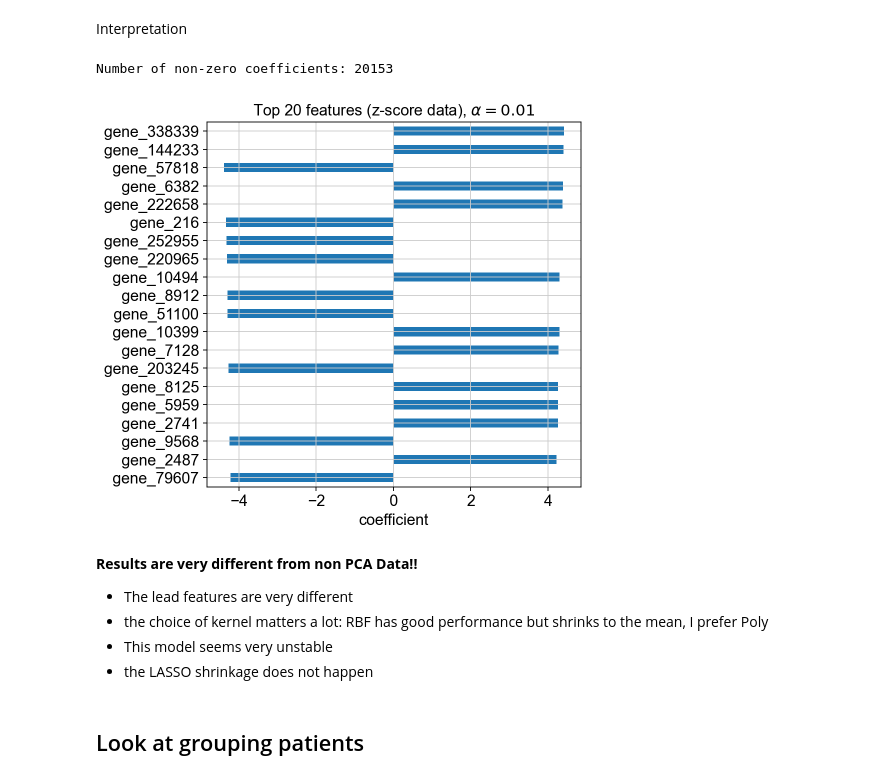
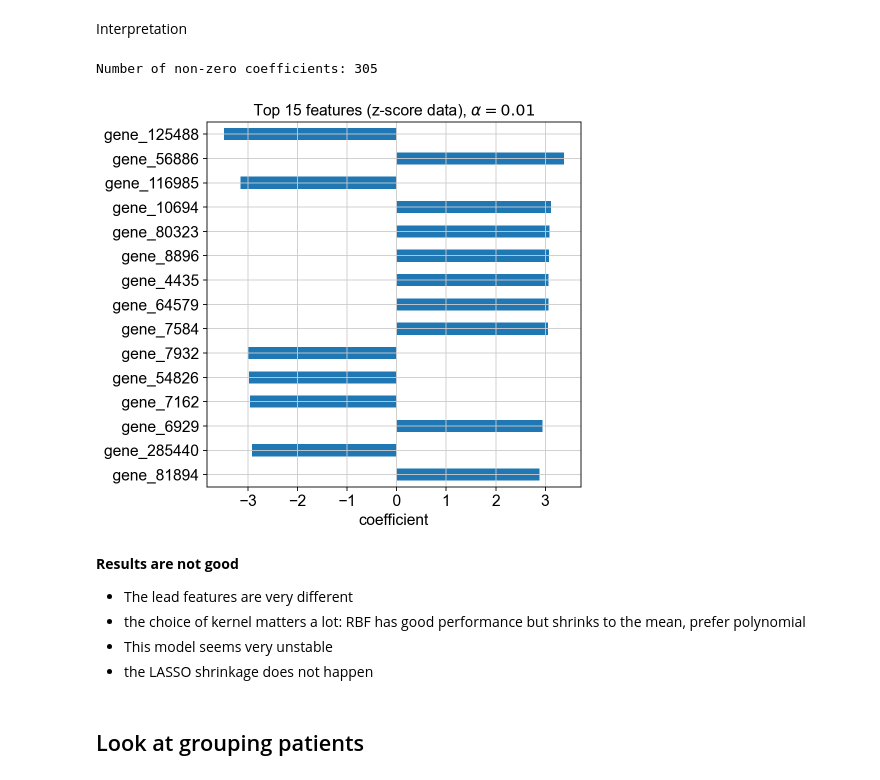
Before and after one commit to qmss5052/msk-2023, a Jupyter notebook: Survival analysis_zscores.ipynb, the cells around one changed output. Cells and saved outputs as stored; diff of their text form; code cells hidden in the pictures.

```diff
--- a/Survival analysis_zscores.ipynb
+++ b/Survival analysis_zscores.ipynb
@@ -216,8 +273,3 @@ df_ML['Sex'] = df_ML['Sex'].fillna(df_ML['Sex'].mode()[0])
 # %%
-var = ['Overall Survival (Months)']
-y = df_ML[var].apply(pd.to_numeric)
-y = StandardScaler().fit_transform(y)
-
+var = ['Overall Survival (Months)', 'Overall Survival Status']
 X = df_ML.drop(var, axis=1).reset_index(drop=True)
-X = X.drop(['Overall Survival Status', ],
-            axis=1).reset_index(drop=True) # should not be predictors aka Leakage
@@ -266,6 +280,7 @@ X_train, X_test, y_train, y_test = train_test_split(
 ## 🏆 Survival Models
 # %%
 y_surv = pd.concat([df_ML['Overall Survival Status'].astype(bool), df_ML['Overall Survival (Months)'].apply(pd.to_numeric)], axis=1).to_records(index=False)
+X_surv = preproc(X)
 # %%
 X_train, X_test, y_train, y_test = train_test_split(
     X_surv, y_surv, random_state=42)
@@ -316,12 +367,12 @@ Test score: 0.871
 # %% [markdown]
 #### Feature Importance
 # %%
-def plot_coef(model,labels,k=20,proj=None):
+def plot_coef(model,labels,k=15,proj=None, return_results=False, plot=True):
 
     if proj==None:
         coef = model.coef_
     else:
-        coef_proj  =  best_model.coef_[:,-1].reshape(-1,1)
+        coef_proj  =  model.coef_[:,-1].reshape(-1,1)
         coef = proj.inverse_transform(coef_proj.T).T
 
     best_coefs = pd.DataFrame(
@@ -330,15 +381,20 @@ def plot_coef(model,labels,k=20,proj=None):
         columns=["coefficient"]
     )
     non_zero = np.sum(best_coefs.iloc[:, 0] != 0)
-    print("Number of non-zero coefficients: {}".format(non_zero))
+
     non_zero_coefs = best_coefs.query("coefficient != 0")
     coef_order = non_zero_coefs.abs().sort_values("coefficient").index
-    _, ax = plt.subplots(figsize=(6, 6))
-    alpha = round(best_model.alphas_[-1],2)
-    non_zero_coefs.loc[coef_order]['coefficient'].tail(k).plot.barh(ax=ax, legend=False)
-    ax.set_xlabel("coefficient")
-    ax.set_title(f'Top {k} features (z-score data), $\\alpha={alpha} $')
-    ax.grid(True)
+    alpha = round(model.alphas_[-1],2)
+    top_features = non_zero_coefs.loc[coef_order]['coefficient'].tail(k)
+    if plot==True:
+        print("Number of non-zero coefficients: {}".format(non_zero))
+        _, ax = plt.subplots(figsize=(6, 6))
+        top_features.plot.barh(ax=ax, legend=False)
+        ax.set_xlabel("coefficient")
+        ax.set_title(f'Top {k} features (z-score data), $\\alpha={alpha} $')
+        ax.grid(True)
+    if return_results ==True:
+        return top_features, top_features.index
 # %%
 plot_coef(cox_net, X.columns)
 # %% [output]
@@ -437,7 +493,8 @@ pca = KernelPCA(n_components=n,
                  fit_inverse_transform=True)
 umap = UMAP()
 tsne = TSNE()
-X_pca = pca.fit_transform(X_surv)
+proj = pca
+X_pca = proj.fit_transform(X_surv)
 X_train_pca, X_test_pca, y_train_pca, y_test_pca = train_test_split(
     X_pca, y_surv, random_state=42)
 # %%
@@ -463,15 +520,15 @@ plot_surv_curves(X_train_pca, y_train_pca, X_test_pca, y_test_pca, cox_net2)
 # %% [markdown]
  Interpretation
 # %%
-plot_coef(cox_net2, X.columns, proj=pca)
+plot_coef(cox_net2, X.columns, proj=proj)
 # %% [output]
-Number of non-zero coefficients: 20153
+Number of non-zero coefficients: 305
-[figure, old version]
+[figure, new version]
 # %% [markdown]
-**Results are very different from non PCA Data!!**
+**Results are not good**
 
 - The lead features are very different
-- the choice of kernel matters a lot: RBF has good performance but shrinks to the mean, I prefer Poly
+- the choice of kernel matters a lot: RBF has good performance but shrinks to the mean, prefer polynomial
 - This model seems very unstable
 - the LASSO shrinkage does not happen
 # %% [markdown]
```
Also changed, not shown: parts of 34 cells of this notebook, 1 other file.
